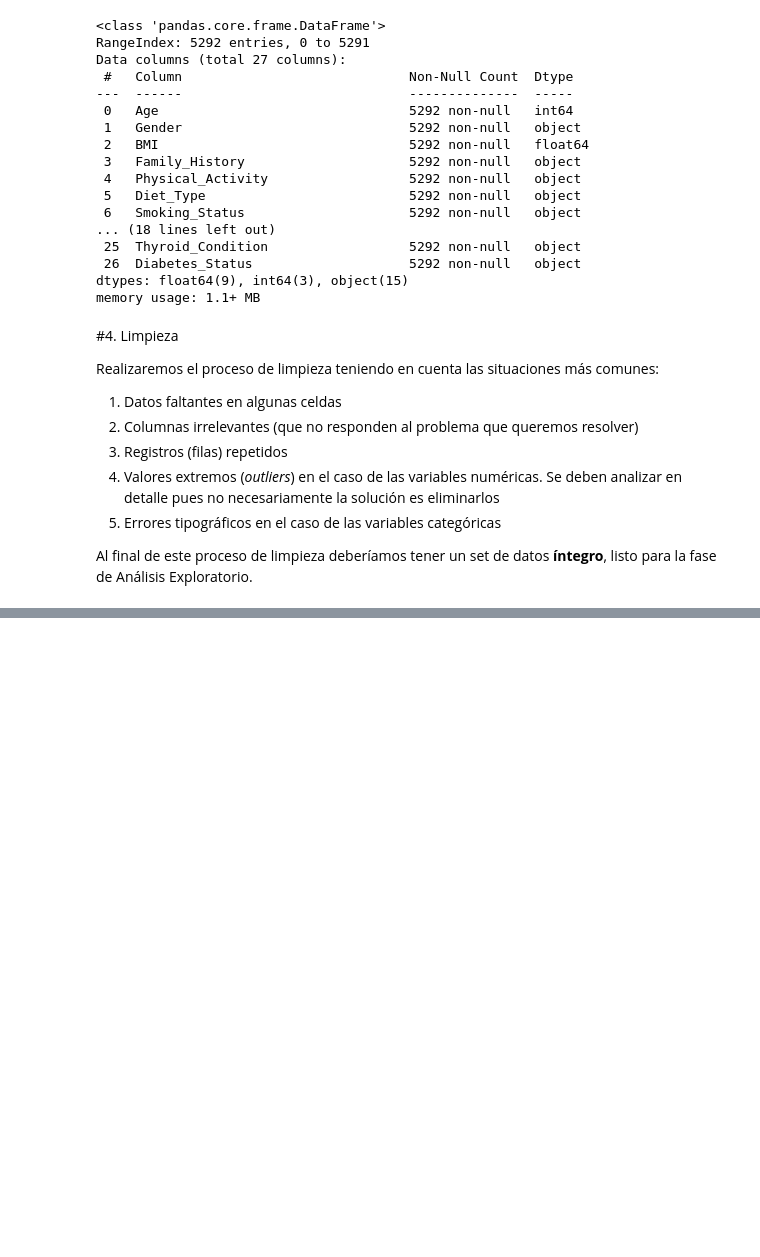
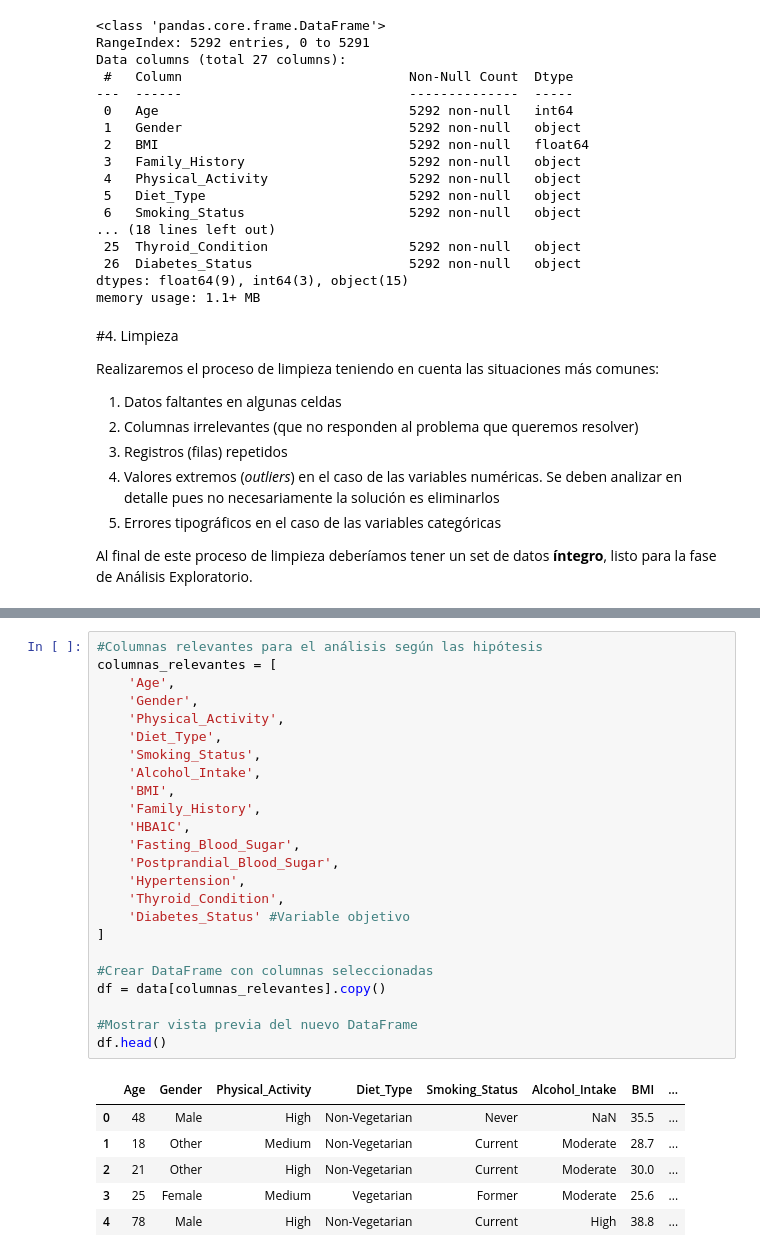
Before and after one commit to chamomatias/proy_final_DSII, a Jupyter notebook: PF - 1er Preentrega.ipynb, the cells around one changed output, grey strips where cells are left out. Cells and saved outputs as stored; diff of their text form; blank space fills up the shorter version.

```diff
--- a/PF - 1er Preentrega.ipynb
+++ b/PF - 1er Preentrega.ipynb
@@ -108,0 +211,31 @@ Al final de este proceso de limpieza deberíamos tener un set de datos **íntegr
+# %%
+#Columnas relevantes para el análisis según las hipótesis
+columnas_relevantes = [
+    'Age',
+    'Gender',
+    'Physical_Activity',
+    'Diet_Type',
+    'Smoking_Status',
+    'Alcohol_Intake',
+    'BMI',
+    'Family_History',
+    'HBA1C',
+    'Fasting_Blood_Sugar',
+    'Postprandial_Blood_Sugar',
+    'Hypertension',
+    'Thyroid_Condition',
+    'Diabetes_Status' #Variable objetivo
+]
+
+#Crear DataFrame con columnas seleccionadas
+df = data[columnas_relevantes].copy()
+
+#Mostrar vista previa del nuevo DataFrame
+df.head()
+# %% [output]
+|  | Age | Gender | Physical_Activity | Diet_Type | Smoking_Status | Alcohol_Intake | BMI | ... |
+| 0 | 48 | Male | High | Non-Vegetarian | Never | NaN | 35.5 | ... |
+| 1 | 18 | Other | Medium | Non-Vegetarian | Current | Moderate | 28.7 | ... |
+| 2 | 21 | Other | High | Non-Vegetarian | Current | Moderate | 30.0 | ... |
+| 3 | 25 | Female | Medium | Vegetarian | Former | Moderate | 25.6 | ... |
+| 4 | 78 | Male | High | Non-Vegetarian | Current | High | 38.8 | ... |
```
Also changed, not shown: parts of 17 cells of this notebook.
